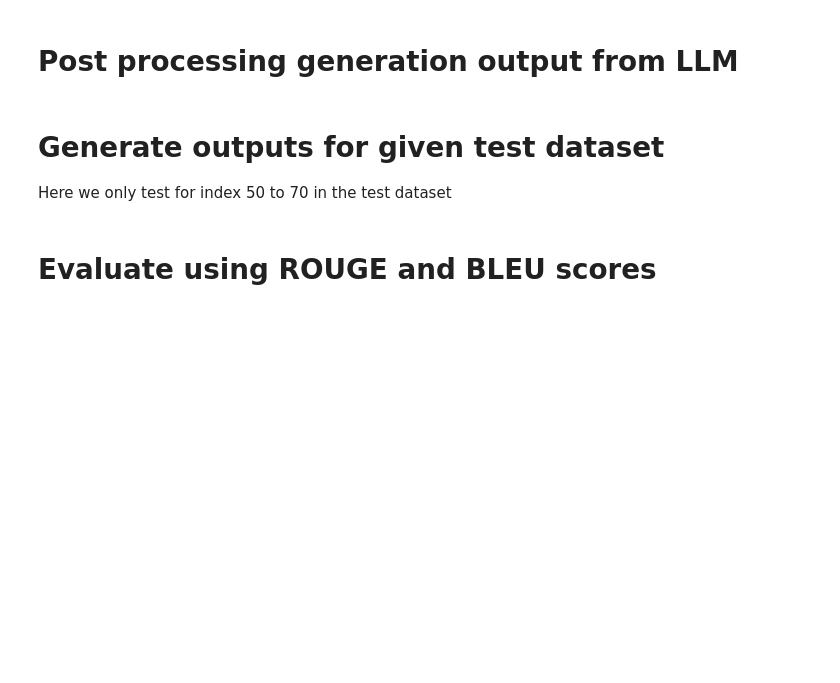
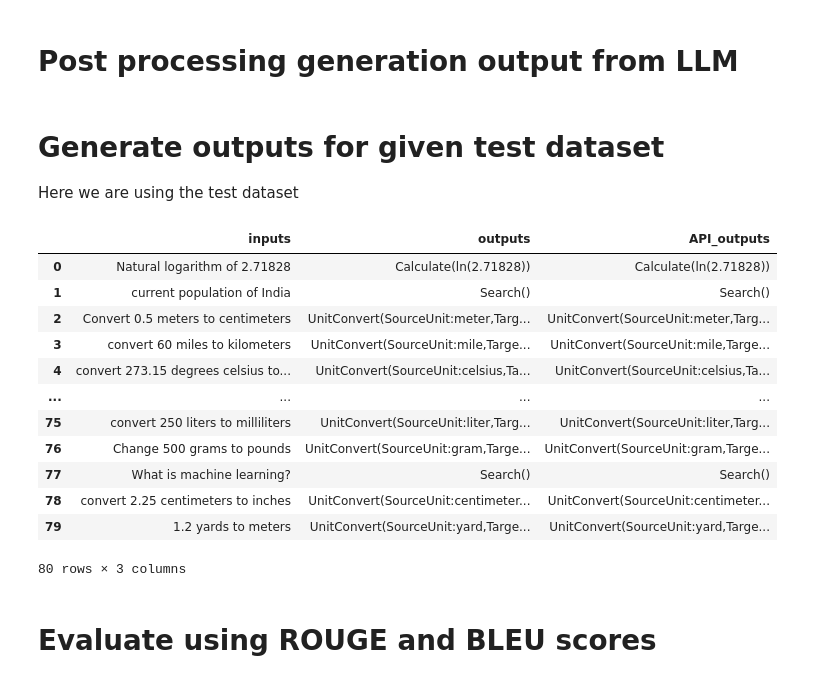
Before and after one commit to XiaoLIUau/SearchQuery2FuncCall, a Jupyter notebook: Solution_prompt_API_model.ipynb, the cells around one changed output. Saved outputs shown, nothing was run; the diff lists cells and outputs as text; code cells hidden in the pictures; blank space fills up the shorter version.

Commit message:
Saved with results for all test dataset

```diff
--- a/Solution_prompt_API_model.ipynb
+++ b/Solution_prompt_API_model.ipynb
@@ -127,33 +169,47 @@ def extractOutputString(input_string):
     return input_string
 # %% [markdown]
 # Generate outputs for given test dataset
-Here we only test for index 50 to 70 in the test dataset
+Here we are using the test dataset
 # %%
 dash_line = '-'.join('' for x in range(100))
 
 llm = setup_model_palm()
 # llm = setup_model_cohere()
 
-index_s=78
+index_s=0
 index_e=index_s+len(q2f_datasets['test'])
 inputs = q2f_datasets['test'][index_s:index_e]['input']
 outputs = q2f_datasets['test'][index_s:index_e]['output']
 # inputs = q2f_datasets['test']['input']
 # outputs = q2f_datasets['test']['output']
 
 API_outputs = []
 
 for idx, input in enumerate(inputs):
 
     API_output = searchQuery2(input, llm)
     API_output = extractOutputString(API_output)
     API_outputs.append(API_output)
 
 
 zipped_summaries = list(zip(inputs, outputs, API_outputs))
 
 df = pd.DataFrame(zipped_summaries, columns = ['inputs', 'outputs', 'API_outputs'])
 df
+# %% [output]
+|  | inputs | outputs | API_outputs |
+| 0 | Natural logarithm of 2.71828 | Calculate(ln(2.71828)) | Calculate(ln(2.71828)) |
+| 1 | current population of India | Search() | Search() |
+| 2 | Convert 0.5 meters to centimeters | UnitConvert(SourceUnit:meter,Targ... | UnitConvert(SourceUnit:meter,Targ... |
+| 3 | convert 60 miles to kilometers | UnitConvert(SourceUnit:mile,Targe... | UnitConvert(SourceUnit:mile,Targe... |
+| 4 | convert 273.15 degrees celsius to... | UnitConvert(SourceUnit:celsius,Ta... | UnitConvert(SourceUnit:celsius,Ta... |
+| ... | ... | ... | ... |
+| 75 | convert 250 liters to milliliters | UnitConvert(SourceUnit:liter,Targ... | UnitConvert(SourceUnit:liter,Targ... |
+| 76 | Change 500 grams to pounds | UnitConvert(SourceUnit:gram,Targe... | UnitConvert(SourceUnit:gram,Targe... |
+| 77 | What is machine learning? | Search() | Search() |
+| 78 | convert 2.25 centimeters to inches | UnitConvert(SourceUnit:centimeter... | UnitConvert(SourceUnit:centimeter... |
+| 79 | 1.2 yards to meters | UnitConvert(SourceUnit:yard,Targe... | UnitConvert(SourceUnit:yard,Targe... |
+80 rows × 3 columns
 # %% [markdown]
 # Evaluate using ROUGE and BLEU scores
 # %%
```
Also changed, not shown: parts of 5 cells of this notebook.
